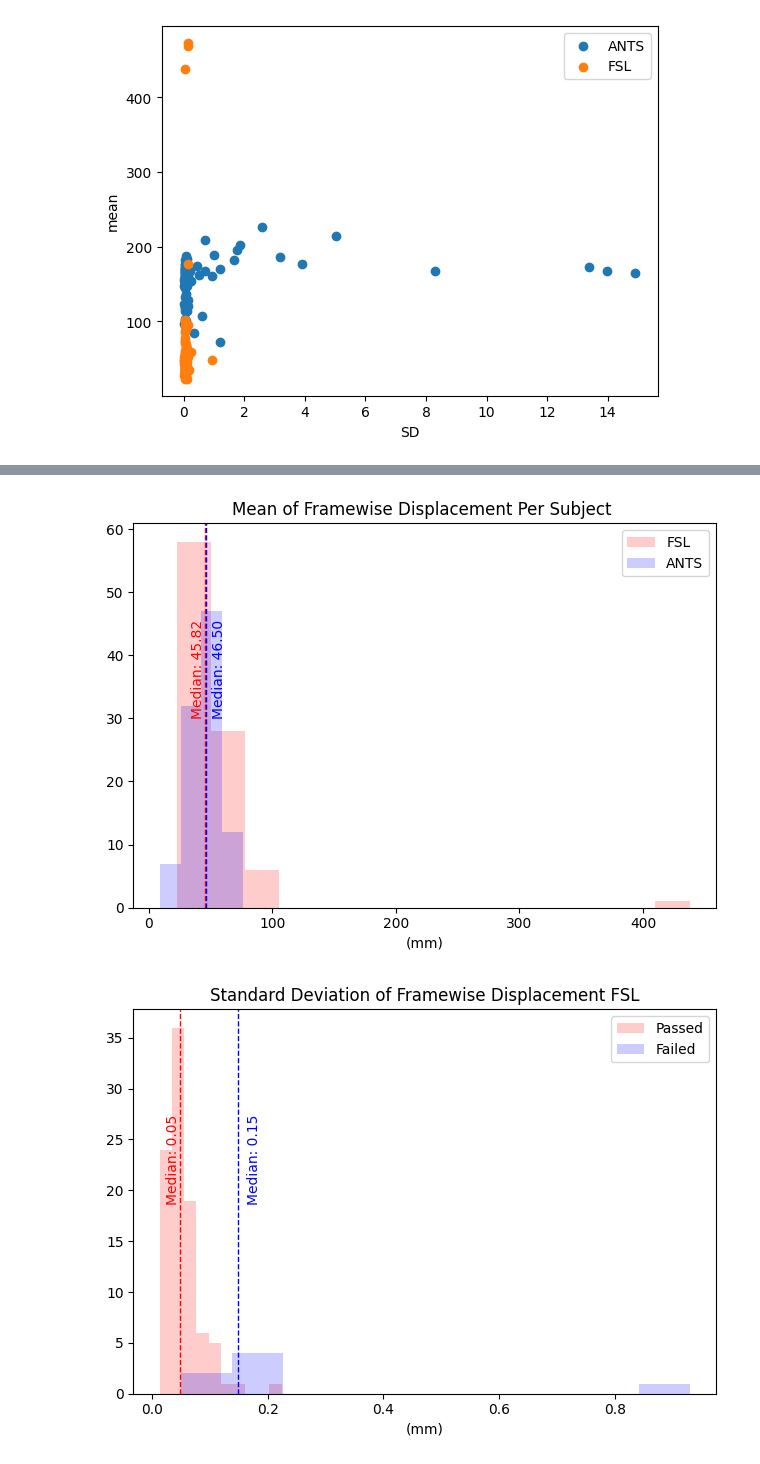
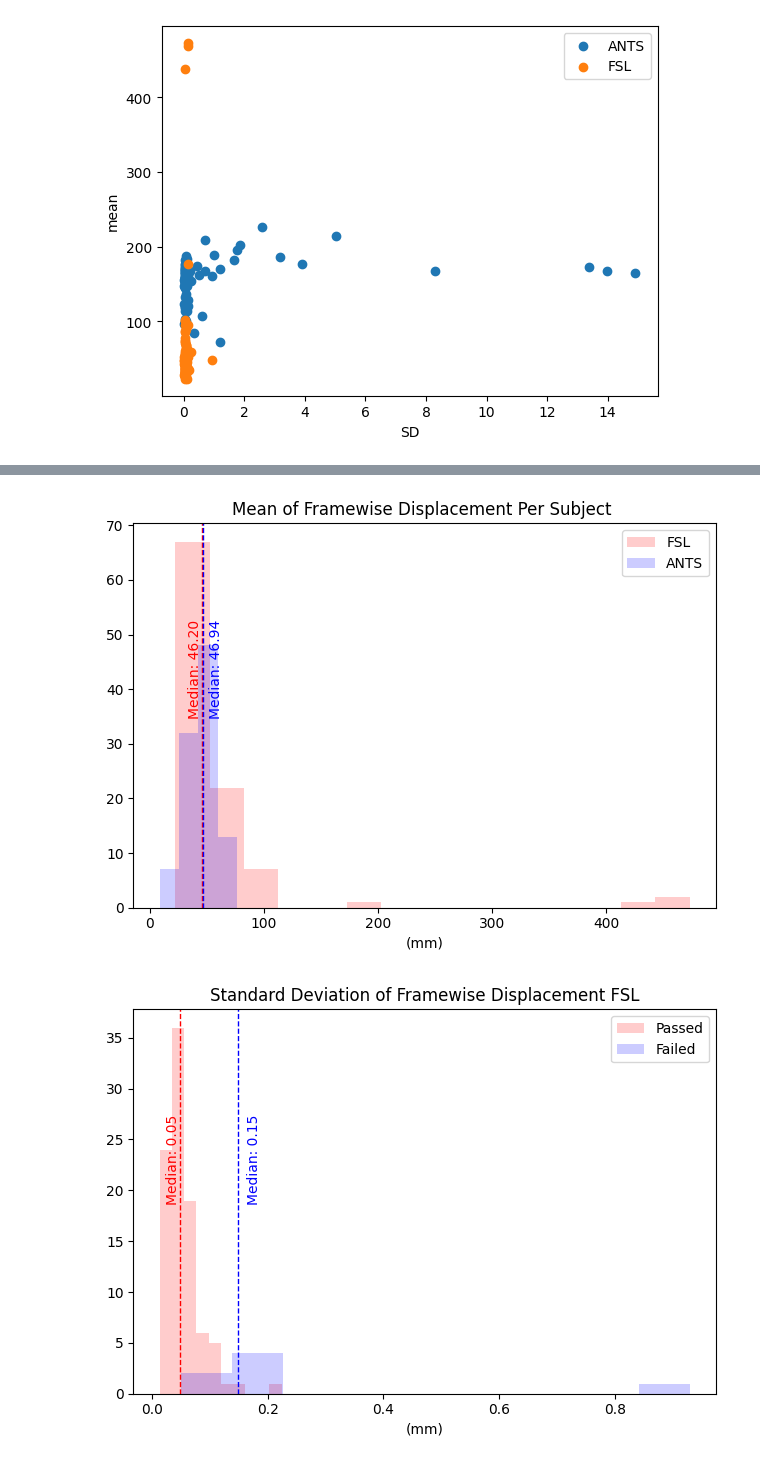
Before and after one commit to mirhnius/mca_linear_registration, a Jupyter notebook: gif_showcase.ipynb, the cells around one changed output, grey strips where cells are left out. Saved outputs shown, nothing was run; the diff lists cells and outputs as text; code cells hidden in the pictures.

```diff
--- a/gif_showcase.ipynb
+++ b/gif_showcase.ipynb
@@ -333,6 +405,9 @@ ANTS_fine = np.concatenate([ANTS_FD_HC_fine, ANTS_FD_PD_fine])
 
 FSL_fail = np.concatenate([FSL_FD_HC_fail, FSL_FD_PD_fail])
 ANTS_fail = np.concatenate([ANTS_FD_HC_fail])
+# %%
+FSL_all = np.concatenate([FSL_fine,FSL_fail])
+ANTS_all = np.concatenate([ANTS_fine,ANTS_fail])
 # %%
 FSL_fine_ref = np.concatenate([FSL_FD_HC_fine_re, FSL_FD_PD_fine_re])
 ANTS_fine_ref = np.concatenate([ANTS_FD_HC_fine_re, ANTS_FD_PD_fine_re])
@@ -346,7 +421,7 @@ hist_plotter(np.std(FSL_fine, axis=1), np.std(ANTS_fine, axis=1), "Standard Devi
 # %%
-hist_plotter(np.mean(FSL_fine, axis=1), np.mean(ANTS_fine, axis=1), "Mean of Framewise Displacement Per Subject ", bins=[15,4], s=1.1, labels=["FSL", "ANTS"], xlable="(mm)")
+hist_plotter(np.mean(FSL_all, axis=1), np.mean(ANTS_all, axis=1), "Mean of Framewise Displacement Per Subject ", bins=[15,4], s=1.1, labels=["FSL", "ANTS"], xlable="(mm)")
 # %% [output]
-[figure, old version]
+[figure, new version]
 # %%
 hist_plotter(np.std(FSL_fine, axis=1), np.std(FSL_fail, axis=1), "Standard Deviation of Framewise Displacement FSL", s=1.1, labels=["Passed", "Failed"], xlable="(mm)")
 # %% [output]
```
Also changed, not shown: parts of 15 cells of this notebook.
